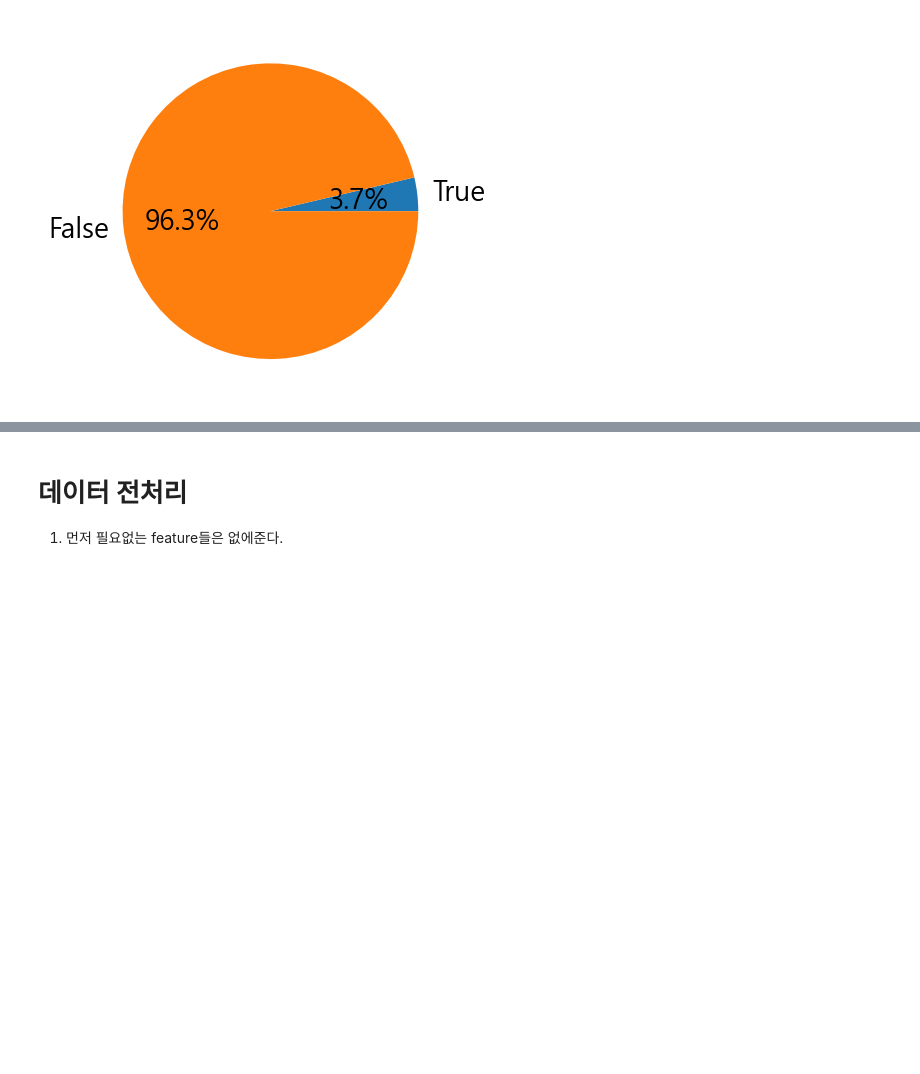
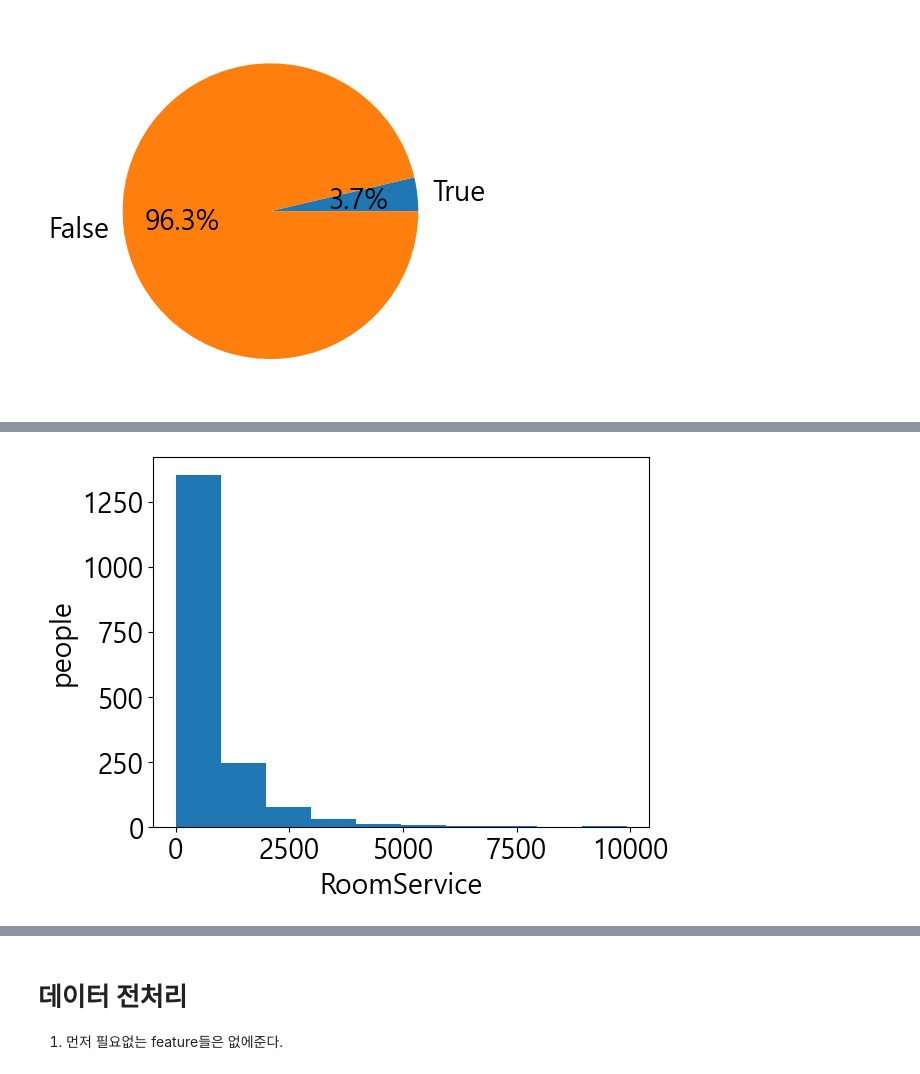
Before and after one commit to SHINDongHyeo/Kaggle, a Jupyter notebook: spaceship-titanic/first_try.ipynb, the cells around one changed output, grey strips where cells are left out. Saved outputs shown, nothing was run; the diff lists cells and outputs as text; code cells hidden in the pictures; blank space fills up the shorter version.

```diff
--- a/spaceship-titanic/first_try.ipynb
+++ b/spaceship-titanic/first_try.ipynb
@@ -292,0 +306,9 @@ RoomService_data.plot(fontsize=10)
+# %%
+MarsRoomService = train[train["HomePlanet"]=="Mars"]["RoomService"]
+
+plt.hist(MarsRoomService)
+plt.xlabel("RoomService")
+plt.ylabel("people")
+plt.show()
+# %% [output]
+[figure, added]
```
Also changed, not shown: parts of 9 cells of this notebook, 1 other file.
